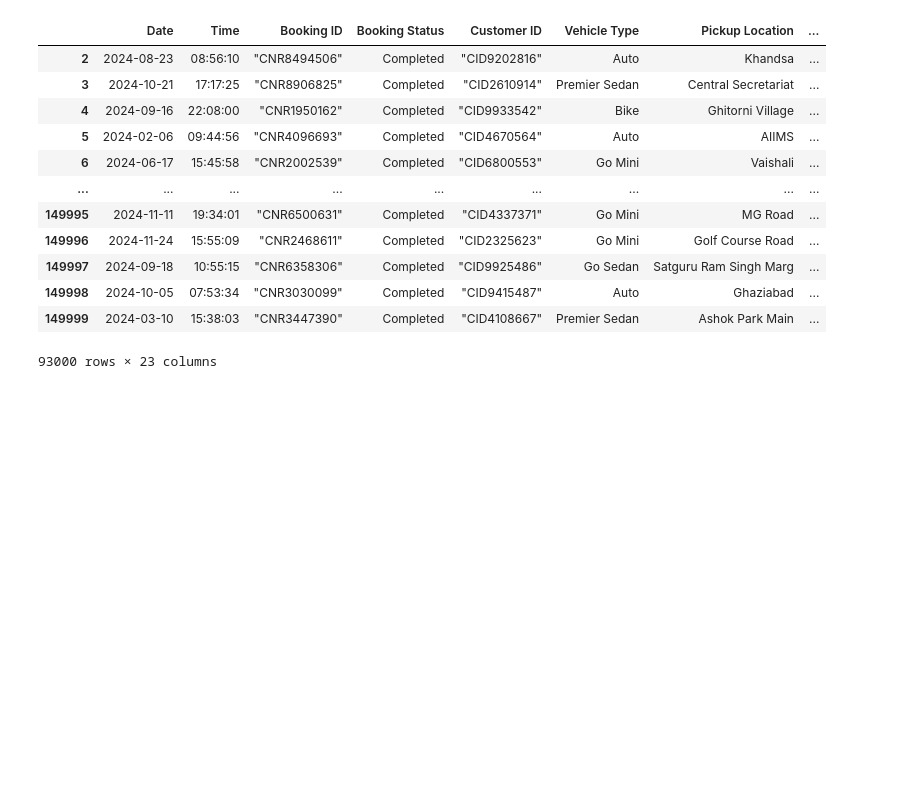
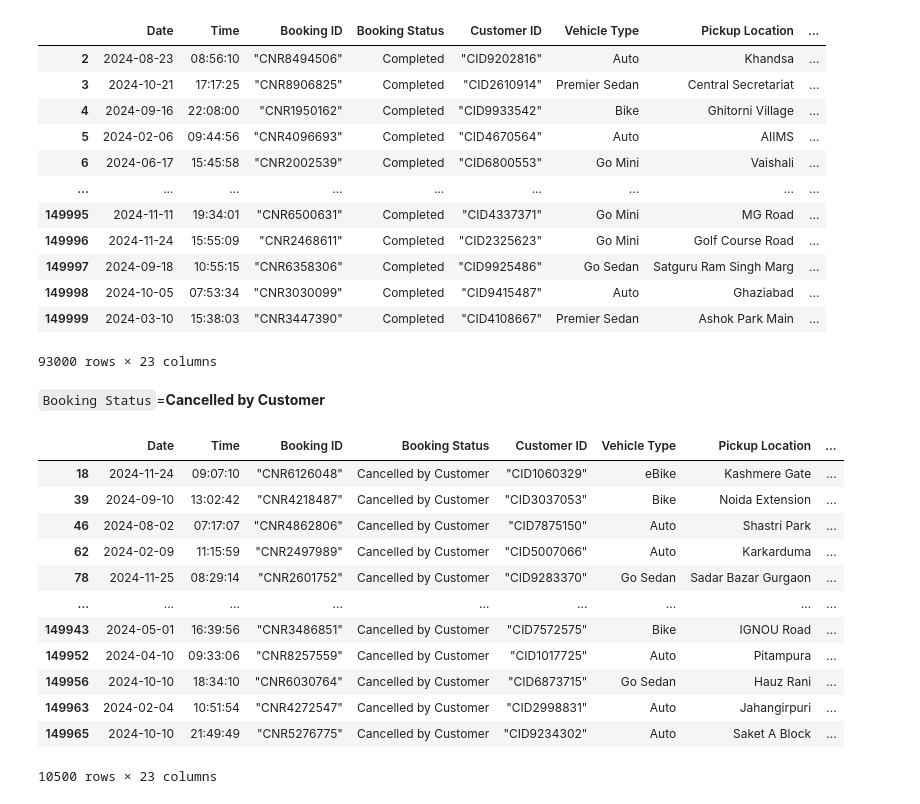
Before and after one commit to Rajat6125/Uber-Intelligence-Dashboard, a Jupyter notebook: EDA and data_handling.ipynb, the cells around one changed output. Cells and saved outputs as stored; diff of their text form; code cells hidden in the pictures; blank space fills up the shorter version.

Commit message:
Booking Status=Cancelled by Customer

```diff
--- a/EDA and data_handling.ipynb
+++ b/EDA and data_handling.ipynb
@@ -142,3 +130,5 @@ data[data['Booking Status']=='Completed']
 | 149998 | 2024-10-05 | 07:53:34 | "CNR3030099" | Completed | "CID9415487" | Auto | Ghaziabad | ... |
 | 149999 | 2024-03-10 | 15:38:03 | "CNR3447390" | Completed | "CID4108667" | Premier Sedan | Ashok Park Main | ... |
 93000 rows × 23 columns
+# %% [markdown]
+`Booking Status`=<b>Cancelled by Customer</b>
@@ -145,2 +164,18 @@ data[data['Booking Status']=='Completed']
+# %%
+data[data['Booking Status']=='Cancelled by Customer']
+# %% [output]
+|  | Date | Time | Booking ID | Booking Status | Customer ID | Vehicle Type | Pickup Location | ... |
+| 18 | 2024-11-24 | 09:07:10 | "CNR6126048" | Cancelled by Customer | "CID1060329" | eBike | Kashmere Gate | ... |
+| 39 | 2024-09-10 | 13:02:42 | "CNR4218487" | Cancelled by Customer | "CID3037053" | Bike | Noida Extension | ... |
+| 46 | 2024-08-02 | 07:17:07 | "CNR4862806" | Cancelled by Customer | "CID7875150" | Auto | Shastri Park | ... |
+| 62 | 2024-02-09 | 11:15:59 | "CNR2497989" | Cancelled by Customer | "CID5007066" | Auto | Karkarduma | ... |
+| 78 | 2024-11-25 | 08:29:14 | "CNR2601752" | Cancelled by Customer | "CID9283370" | Go Sedan | Sadar Bazar Gurgaon | ... |
+| ... | ... | ... | ... | ... | ... | ... | ... | ... |
+| 149943 | 2024-05-01 | 16:39:56 | "CNR3486851" | Cancelled by Customer | "CID7572575" | Bike | IGNOU Road | ... |
+| 149952 | 2024-04-10 | 09:33:06 | "CNR8257559" | Cancelled by Customer | "CID1017725" | Auto | Pitampura | ... |
+| 149956 | 2024-10-10 | 18:34:10 | "CNR6030764" | Cancelled by Customer | "CID6873715" | Go Sedan | Hauz Rani | ... |
+| 149963 | 2024-02-04 | 10:51:54 | "CNR4272547" | Cancelled by Customer | "CID2998831" | Auto | Jahangirpuri | ... |
+| 149965 | 2024-10-10 | 21:49:49 | "CNR5276775" | Cancelled by Customer | "CID9234302" | Auto | Saket A Block | ... |
+10500 rows × 23 columns
 # %%
 # data.to_csv("cleaed_rides.csv",index=False)
```
Also changed, not shown: parts of 3 cells of this notebook.
